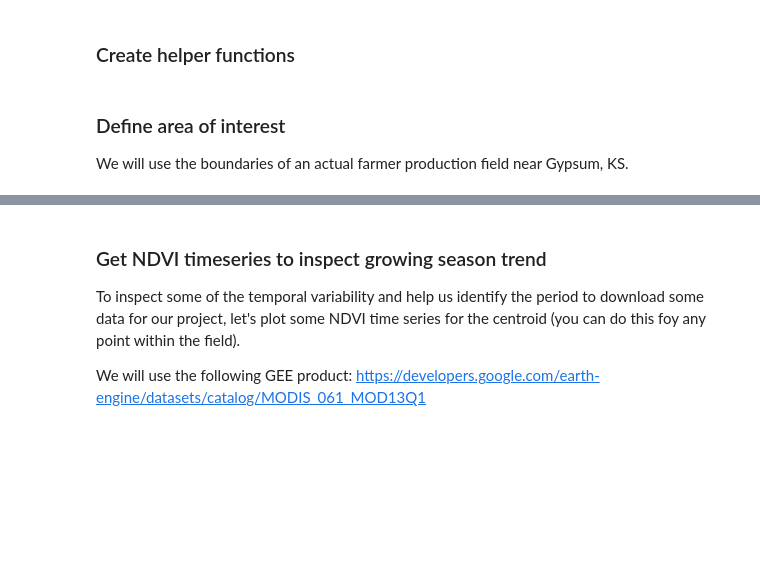
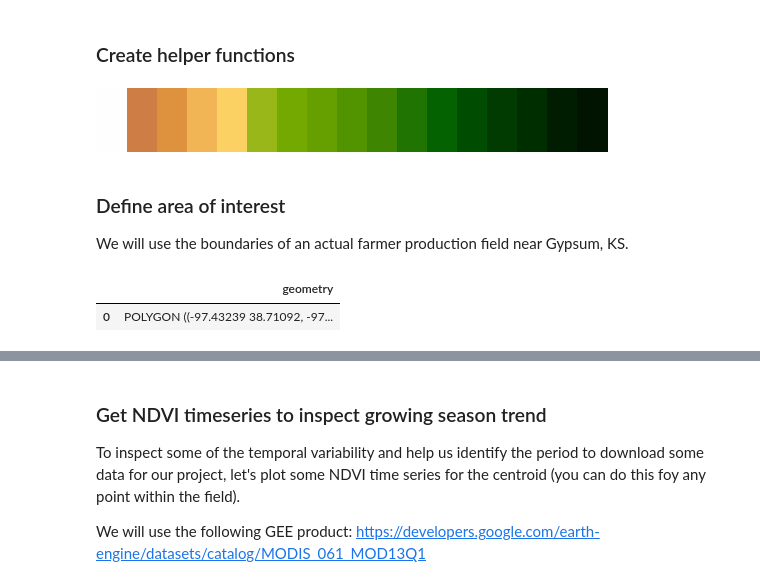
Before and after one commit to soilwater/precisionag-workshop-2024, a Jupyter notebook: mz_notebook_to_do.ipynb, the cells around one changed output, grey strips where cells are left out. Saved outputs shown, nothing was run; the diff lists cells and outputs as text; code cells hidden in the pictures; blank space fills up the shorter version.

```diff
--- a/mz_notebook_to_do.ipynb
+++ b/mz_notebook_to_do.ipynb
@@ -83,14 +85,23 @@ plt.rcParams['axes.formatter.useoffset'] = False
 # %%
 # Create our own colormap
 hex_palette = ['#FEFEFE','#CE7E45', '#DF923D', '#F1B555', '#FCD163', '#99B718', '#74A901',
              '#66A000', '#529400', '#3E8601', '#207401', '#056201', '#004C00', '#023B01',
              '#012E01', '#011D01', '#011301']
 
 
 # Use the built-in ListedColormap function to do the conversion
+ndvi_cmap = colors.ListedColormap(hex_palette)
+# ndvi_cmap.set_bad
+# %% [output]
+[figure, added]
 # %% [markdown]
 ### Define area of interest
 
 We will use the boundaries of an actual farmer production field near Gypsum, KS.
 # %%
 # Read field boundary with Geopandas
+field_bnd = gpd.read_file('mortimers_bnd.geojson')
+field_bnd
+# %% [output]
+|  | geometry |
+| 0 | POLYGON ((-97.43239 38.71092, -97... |
```
Also changed, not shown: parts of 12 cells of this notebook, 27 other files.
